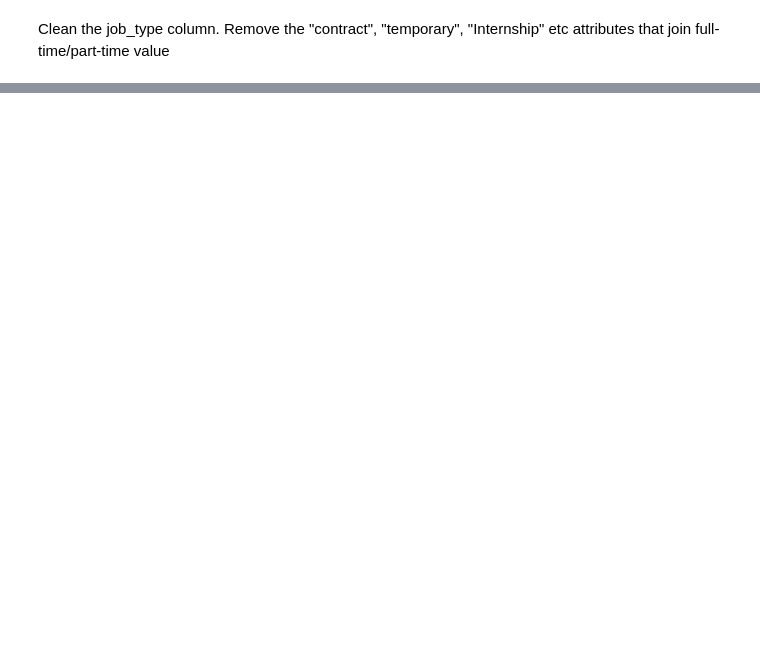
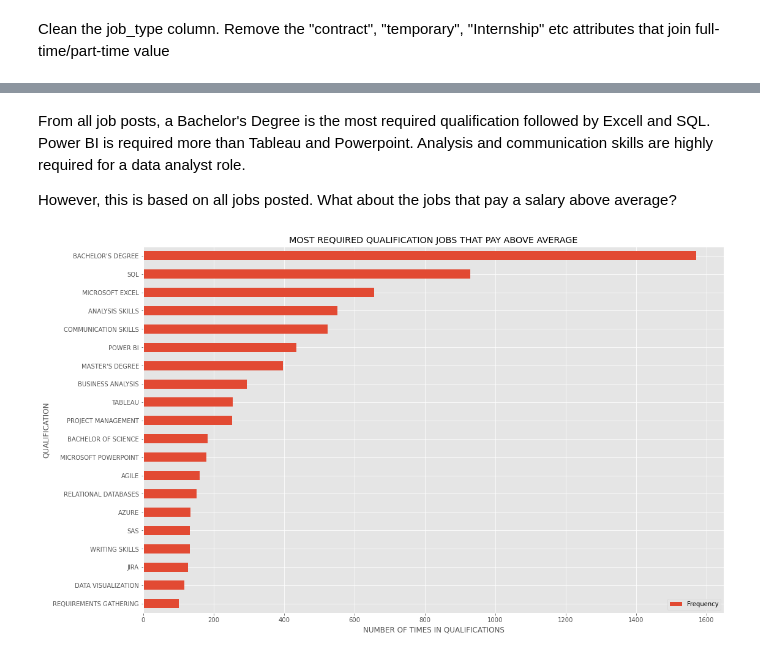
Before and after one commit to Derrick-Mulwa/SimplyHired-Job-Salary-Analysis, a Jupyter notebook: main.ipynb, the cells around one changed output, grey strips where cells are left out. Saved outputs shown, nothing was run; the diff lists cells and outputs as text; code cells hidden in the pictures; blank space fills up the shorter version.

```diff
--- a/main.ipynb
+++ b/main.ipynb
@@ -793,0 +920,25 @@ Based on the above findings, the hypothesis that full-time jobs tend to have hig
+# %% [markdown]
+From all job posts, a Bachelor's Degree is the most required qualification followed by Excell and SQL. Power BI is required more than Tableau and Powerpoint. Analysis and communication skills are highly required for a data analyst role.
+
+However, this is based on all jobs posted. What about the jobs that pay a salary above average?
+# %%
+above_average_df = job_qualification_df[job_qualification_df.Median_salary>job_qualification_df.Median_salary.mean()]
+
+job_qualification_list = list(above_average_df.qualifications.values)
+
+skills = qualification_calculator(job_qualification_list)[0]
+frequency = qualification_calculator(job_qualification_list)[1]
+
+# create a dataframe of the skills and count
+skills_df = pd.DataFrame({
+    "Skill": skills,
+    "Frequency": frequency
+}).set_index("Skill")
+
+
+graph = skills_df.sort_values(by="Frequency").tail(20).plot(kind = "barh", figsize = (17,11));
+graph.set_title("MOST REQUIRED QUALIFICATION JOBS THAT PAY ABOVE AVERAGE");
+graph.set_xlabel("NUMBER OF TIMES IN QUALIFICATIONS");
+graph.set_ylabel("QUALIFICATION");
+# %% [output]
+[figure, added]
```
Also changed, not shown: parts of 39 cells of this notebook.
